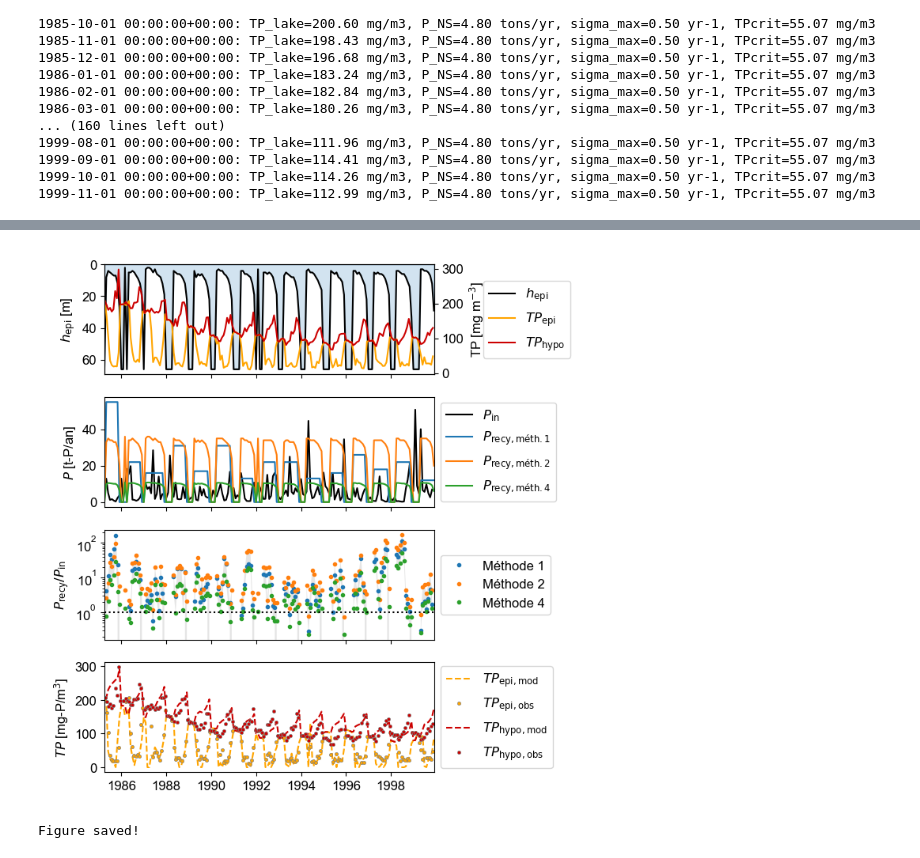
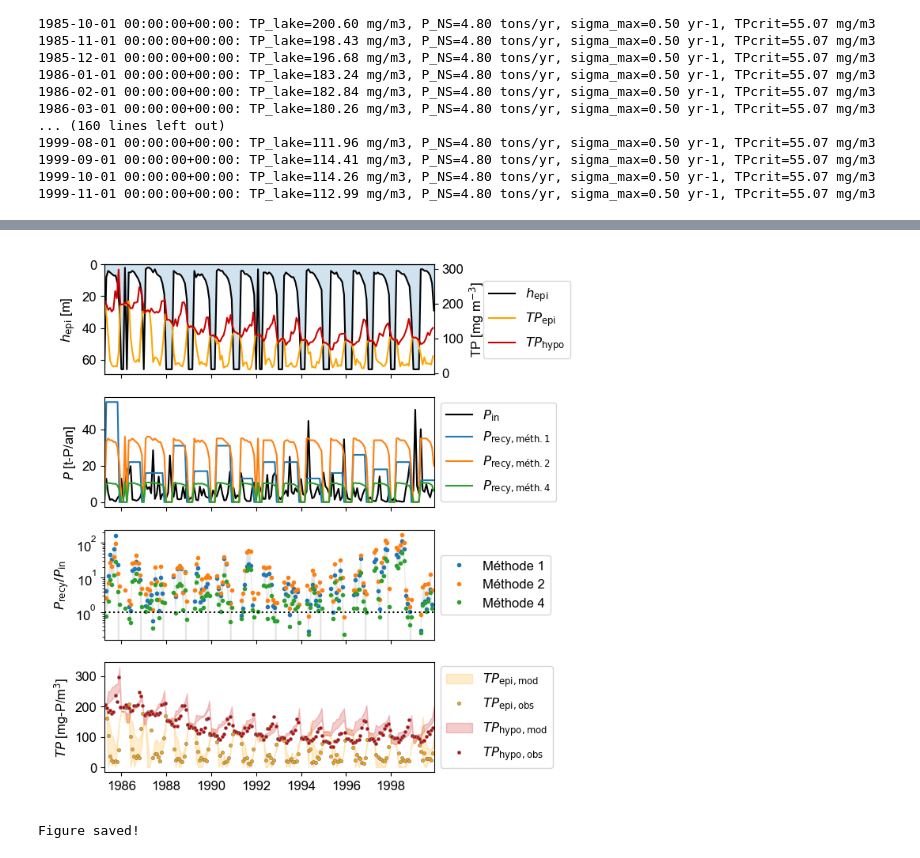
Before and after one commit to tdoda/phosphorus_model, a Jupyter notebook: Scripts/predictive_model.ipynb, the cells around one changed output, grey strips where cells are left out. Saved outputs shown, nothing was run; the diff lists cells and outputs as text; code cells hidden in the pictures.

```diff
--- a/Scripts/predictive_model.ipynb
+++ b/Scripts/predictive_model.ipynb
@@ -375,6 +377,38 @@ TPsed2=TPsed
 tnum_predict,TPepi_predict,TPepi_range,TPhypo_predict,TPhypo_range,P_fluxes,param=predict_TP_model(tnum_budget,bool_anox,Pin2,Qout_budget,hepi_budget,TPepi_0,TPhypo_0,TPsed2,\
                                                                                    z_hypso,A_hypso,T_hypo_budget,T_epi_budget,sigma_max=sigma_max,P_NS_max=P_NS_max,TPcrit=TPcrit,\
                                                                                              method_sed=method_netsed,method_remob="average",show_output=True)
+
+_,TPepi_Nurnberg,_,TPhypo_Nurnberg,_,P_Nurnberg,_=predict_TP_model(tnum_budget,bool_anox,Pin2,Qout_budget,hepi_budget,TPepi_0,TPhypo_0,TPsed2,\
+                                                                                   z_hypso,A_hypso,T_hypo_budget,T_epi_budget,sigma_max=sigma_max,P_NS_max=P_NS_max,TPcrit=TPcrit,\
+                                                                                             method_sed=method_netsed,method_remob="Nurnberg",show_output=False)
+
+_,TPepi_Carter,_,TPhypo_Carter,_,P_Carter,_=predict_TP_model(tnum_budget,bool_anox,Pin2,Qout_budget,hepi_budget,TPepi_0,TPhypo_0,TPsed2,\
+                                                                                   z_hypso,A_hypso,T_hypo_budget,T_epi_budget,sigma_max=sigma_max,P_NS_max=P_NS_max,TPcrit=TPcrit,\
+                                                                                             method_sed=method_netsed,method_remob="Carter",show_output=False)
+
+TPepi_methods=np.array([np.min(np.array([TPepi_Nurnberg,TPepi_Carter,TPepi_predict]),axis=0),np.max(np.array([TPepi_Nurnberg,TPepi_Carter,TPepi_predict]),axis=0)])
+TPhypo_methods=np.array([np.min(np.array([TPhypo_Nurnberg,TPhypo_Carter,TPhypo_predict]),axis=0),np.max(np.array([TPhypo_Nurnberg,TPhypo_Carter,TPhypo_predict]),axis=0)])
+tdate_predict=np.array([datetime.fromtimestamp(tnum,UTC) for tnum in tnum_predict])
+# RMSE
+f1=interp1d(tnum_predict,TPepi_methods,axis=1,kind='linear')
+TPepi_methods_interp=f1(tnum_compare)
+f2=interp1d(tnum_predict,TPhypo_methods,axis=1,kind='linear')
+TPhypo_methods_interp=f2(tnum_compare)
+MSE_epi = np.array([np.nanmean(np.square(np.subtract(TPepi_compare,TPepi_methods_interp[0,:]))),
+                    np.nanmean(np.square(np.subtract(TPepi_compare,TPepi_methods_interp[1,:])))])
+RMSE_epi = np.sqrt(MSE_epi)
+MSE_hypo = np.array([np.nanmean(np.square(np.subtract(TPhypo_compare,TPhypo_methods_interp[0,:]))),
+                    np.nanmean(np.square(np.subtract(TPhypo_compare,TPhypo_methods_interp[1,:])))])
+RMSE_hypo = np.sqrt(MSE_hypo)
+
+# Using the mean prediction:
+TPepi_mean=np.interp(tnum_compare,tnum_predict,np.nanmean(np.array([TPepi_Nurnberg,TPepi_Carter,TPepi_predict]),axis=0))
+TPhypo_mean=np.interp(tnum_compare,tnum_predict,np.nanmean(np.array([TPhypo_Nurnberg,TPhypo_Carter,TPhypo_predict]),axis=0))
+
+MSE_epi_mean = np.nanmean(np.square(np.subtract(TPepi_compare,TPepi_mean)))
+RMSE_epi_mean = np.sqrt(MSE_epi_mean)
+MSE_hypo_mean = np.nanmean(np.square(np.subtract(TPhypo_compare,TPhypo_mean)))
+RMSE_hypo_mean = np.sqrt(MSE_hypo_mean)
 # %% [output]
 1985-04-01 00:00:00+00:00: TP_lake=206.29 mg/m3, P_NS=4.80 tons/yr, sigma_max=0.50 yr-1, TPcrit=55.07 mg/m3
 1985-05-01 00:00:00+00:00: TP_lake=203.74 mg/m3, P_NS=4.80 tons/yr, sigma_max=0.50 yr-1, TPcrit=55.07 mg/m3
@@ -482,36 +523,44 @@ ax[1].plot(tdate_budget,Premob_balance,'-')
 ax[1].plot(tdate_budget,Premob_Carter,'-')
 ax[1].plot(tdate_budget,Premob_Nurnberg,'-')
 ax[1].legend(["$P_{\\rm in}$","$P_{\\rm recy,méth.1}$","$P_{\\rm recy,méth.2}$","$P_{\\rm recy,méth.4}$"],bbox_to_anchor=(1,0.5),loc="center left")
 ax[1].set_ylabel('$P$ [t-P/an]')
 
 # 3. Ratio Premob/Pin
 ratio_val=np.array([list(Premob_Nurnberg/(Pin)),list(Premob_Carter/(Pin)),list(Premob_balance/(Pin))])
 ratio_max=np.nanmax(ratio_val,axis=0)
 ratio_min=np.nanmin(ratio_val,axis=0)
 
 p1,=ax[2].plot(tdate_budget,Premob_balance/Pin,'.')
 p2,=ax[2].plot(tdate_budget,Premob_Carter/Pin,'.')
 p3,=ax[2].plot(tdate_budget,Premob_Nurnberg/Pin,'.')
 ax[2].fill_between(tdate_budget,ratio_min,ratio_max,\
                    facecolor=(0.5,0.5,0.5),edgecolor=None,alpha=0.2)
 ax[2].plot([tdate_budget[0],tdate_budget[-1]],[1,1],':k')
 ax[2].legend([p1,p2,p3],["Méthode 1","Méthode 2","Méthode 4"],bbox_to_anchor=(1,0.5),loc="center left")
 ax[2].set_ylabel('$P_{\\rm recy}/P_{\\rm in}$')
 
 ax[2].set_yscale("log")
 
 
 # 4. Model vs obs TP
-p1,=ax[3].plot(tdate_predict,TPepi_predict,'--',color='orange')
+#p1,=ax[3].plot(tdate_predict,TPepi_predict,'--',color='orange')
+p1=ax[3].fill_between(tdate_predict,TPepi_methods[0,:],TPepi_methods[1,:],\
+                   facecolor='orange',alpha=0.2,edgecolor='orange')
+# ax[3].plot(tdate_predict,TPepi_methods[0,:],'-',color='orange',linewidth=1)
+# ax[3].plot(tdate_predict,TPepi_methods[1,:],'-',color='orange',linewidth=1)
 p2,=ax[3].plot(tdate_compare,TPepi_compare,'.',color='orange',markeredgecolor=(0.5,0.5,0.5),markeredgewidth=0.5)
-p3,=ax[3].plot(tdate_predict,TPhypo_predict,'--',color=(0.8,0,0))
+#p3,=ax[3].plot(tdate_predict,TPhypo_predict,'--',color=(0.8,0,0))
+p3=ax[3].fill_between(tdate_predict,TPhypo_methods[0,:],TPhypo_methods[1,:],\
+                   facecolor=(0.8,0,0),alpha=0.2,edgecolor=(0.8,0,0))
+# ax[3].plot(tdate_predict,TPhypo_methods[0,:],'-',color=(0.8,0,0),linewidth=1)
+# ax[3].plot(tdate_predict,TPhypo_methods[1,:],'-',color=(0.8,0,0),linewidth=1)
 p4,=ax[3].plot(tdate_compare,TPhypo_compare,'.',color=(0.8,0,0),markeredgecolor=(0.5,0.5,0.5),markeredgewidth=0.5)
 ax[3].set_ylabel('$TP$ [mg-P/m$^3$]')
 ax[3].legend([p1,p2,p3,p4],["$TP_{\\rm epi,mod}$","$TP_{\\rm epi,obs}$","$TP_{\\rm hypo,mod}$","$TP_{\\rm hypo,obs}$"],bbox_to_anchor=(1,0.5),loc="center left")
 
 fig.set_tight_layout(True)
 # %% [output]
-[figure, old version]
+[figure, new version]
 # %%
 # Save figure
 if savefig_bool:
```
Also changed, not shown: parts of 5 cells of this notebook.
